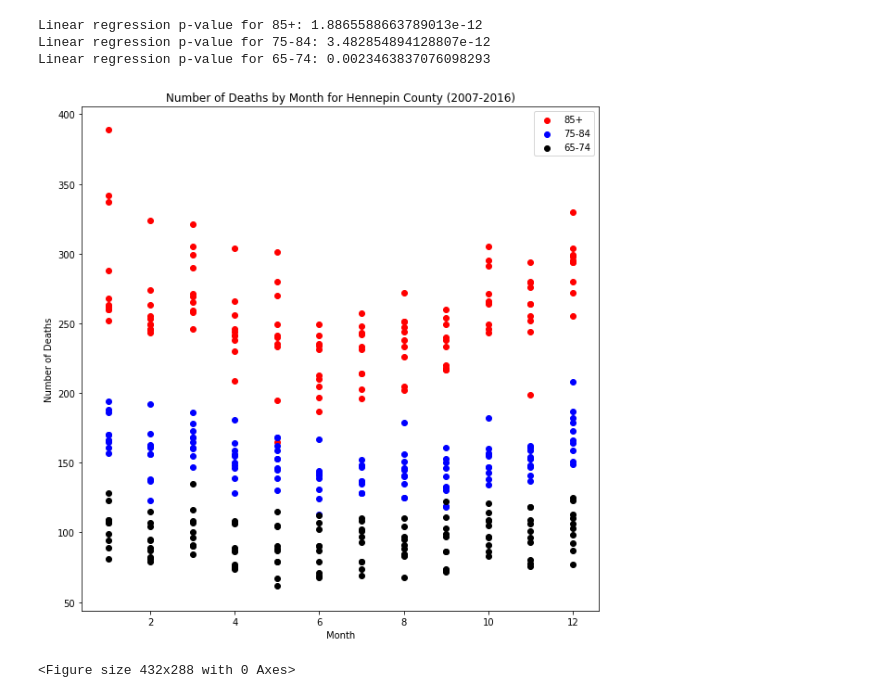
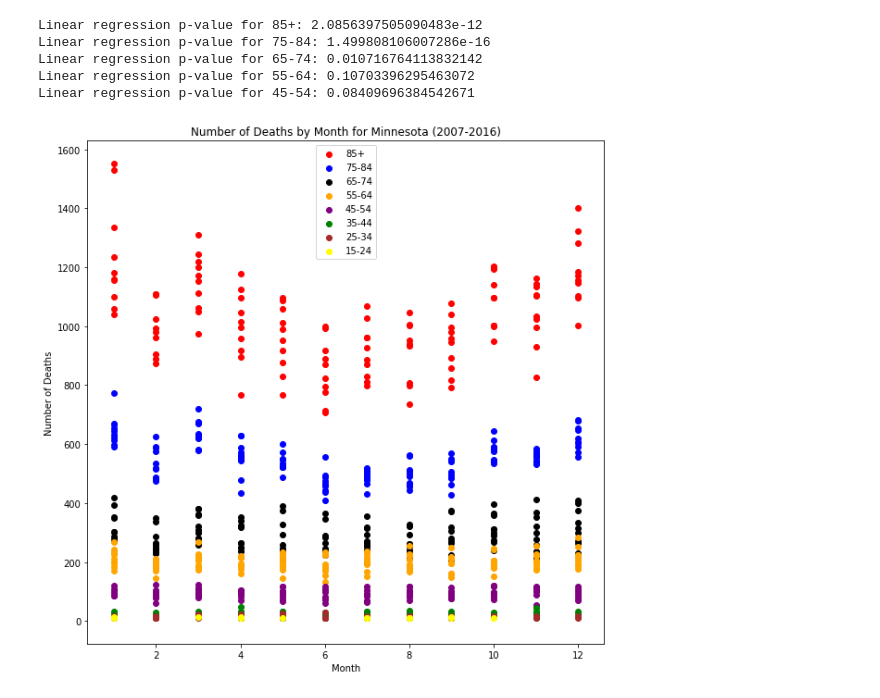
Before and after one commit to Carl2020/Sandbox, a Jupyter notebook: Code/ClimateData.ipynb, the cells around one changed output. Drawn from its saved outputs; the diff is of its cells as text; code cells hidden in the pictures.

```diff
--- a/Code/ClimateData.ipynb
+++ b/Code/ClimateData.ipynb
@@ -11,6 +11,6 @@ weather_df = pd.read_csv("weatherdatacsv.csv")
 weather_df["Temp"]=pd.to_numeric(weather_df["Temp"], errors='coerce')
 weather_df = weather_df.dropna()
 # %%
-death_df = pd.read_csv("masterdeathfile.csv")
-len(death_df)
+death_df = pd.read_csv("masterdeathfilenew.csv")
+death_df.head()
 # %% [output]
@@ -67,0 +116,7 @@ plt.savefig("HennepinByAge.png")
+# %%
+mn_temp= weather_df.groupby(["Year", "Month"], as_index=False)["Temp"].mean()
+mn_death= death_df.groupby(["Year", "Month","AgeGroup"], as_index=False)["Deaths"].sum()
+left_key=["Year", "Month"]
+right_key = ["Year", "Month"]
+mn_df=mn_death.merge(mn_temp, on = ["Year", "Month"], how='inner')
+mn_df.head()
@@ -67,0 +130,9 @@ plt.savefig("HennepinByAge.png")
+# %%
+group10=mn_df.loc[(mn_df["AgeGroup"]=="85+"),:]
+group20 = mn_df.loc[(mn_df["AgeGroup"]=="75-84"),:]
+group30 = mn_df.loc[(mn_df["AgeGroup"]=="65-74"),:]
+group40 = mn_df.loc[(mn_df["AgeGroup"]=="55-64"),:]
+group50 = mn_df.loc[(mn_df["AgeGroup"]=="45-54"),:]
+group60 = mn_df.loc[(mn_df["AgeGroup"]=="35-44"),:]
+group70 = mn_df.loc[(mn_df["AgeGroup"]=="25-34"),:]
+group80 = mn_df.loc[(mn_df["AgeGroup"]=="15-24"),:]
@@ -68,22 +174,31 @@ plt.savefig("HennepinByAge.png")
 # %%
-print(f"Linear regression p-value for 85+: {pvalue1}")
-print(f"Linear regression p-value for 75-84: {pvalue2}")
-print(f"Linear regression p-value for 65-74: {pvalue3}")
+print(f"Linear regression p-value for 85+: {pvalue10}")
+print(f"Linear regression p-value for 75-84: {pvalue20}")
+print(f"Linear regression p-value for 65-74: {pvalue30}")
+print(f"Linear regression p-value for 55-64: {pvalue40}")
+print(f"Linear regression p-value for 45-54: {pvalue50}")
 # %% [output]
-Linear regression p-value for 85+: 1.8865588663789013e-12
-Linear regression p-value for 75-84: 3.482854894128807e-12
-Linear regression p-value for 65-74: 0.0023463837076098293
+Linear regression p-value for 85+: 2.0856397505090483e-12
+Linear regression p-value for 75-84: 1.499808106007286e-16
+Linear regression p-value for 65-74: 0.010716764113832142
+Linear regression p-value for 55-64: 0.10703396295463072
+Linear regression p-value for 45-54: 0.08409696384542671
 # %%
 plt.figure(figsize=(10,10))
-plt.scatter(x=group1["Month"], y=group1["Deaths"], color = "red", label = "85+")
-plt.scatter(x=group2["Month"], y=group2["Deaths"], color = "blue",label = "75-84")
-plt.scatter(x=group3["Month"], y=group3["Deaths"], color = "black",label = "65-74")
+plt.scatter(x=group10["Month"], y=group10["Deaths"], color = "red", label = "85+")
+plt.scatter(x=group20["Month"], y=group20["Deaths"], color = "blue",label = "75-84")
+plt.scatter(x=group30["Month"], y=group30["Deaths"], color = "black",label = "65-74")
+plt.scatter(x=group40["Month"], y=group40["Deaths"], color = "orange",label = "55-64")
+plt.scatter(x=group50["Month"], y=group50["Deaths"], color = "purple",label = "45-54")
+plt.scatter(x=group60["Month"], y=group60["Deaths"], color = "green",label = "35-44")
+plt.scatter(x=group70["Month"], y=group70["Deaths"], color = "brown",label = "25-34")
+plt.scatter(x=group80["Month"], y=group80["Deaths"], color = "yellow",label = "15-24")
 plt.xlabel("Month")
 plt.ylabel("Number of Deaths")
-plt.title("Number of Deaths by Month for Hennepin County (2007-2016)")
-plt.legend()
+plt.title("Number of Deaths by Month for Minnesota (2007-2016)")
+plt.legend(loc="best")
+
+plt.savefig("MinnesotaByMonth.png")
 plt.show()
-plt.savefig("HennepinByMonth.png")
 # %% [output]
-[figure, old version]
+[figure, new version]
-<Figure size 432x288 with 0 Axes>
```
Also changed, not shown: parts of 14 cells of this notebook, 10 other files.
